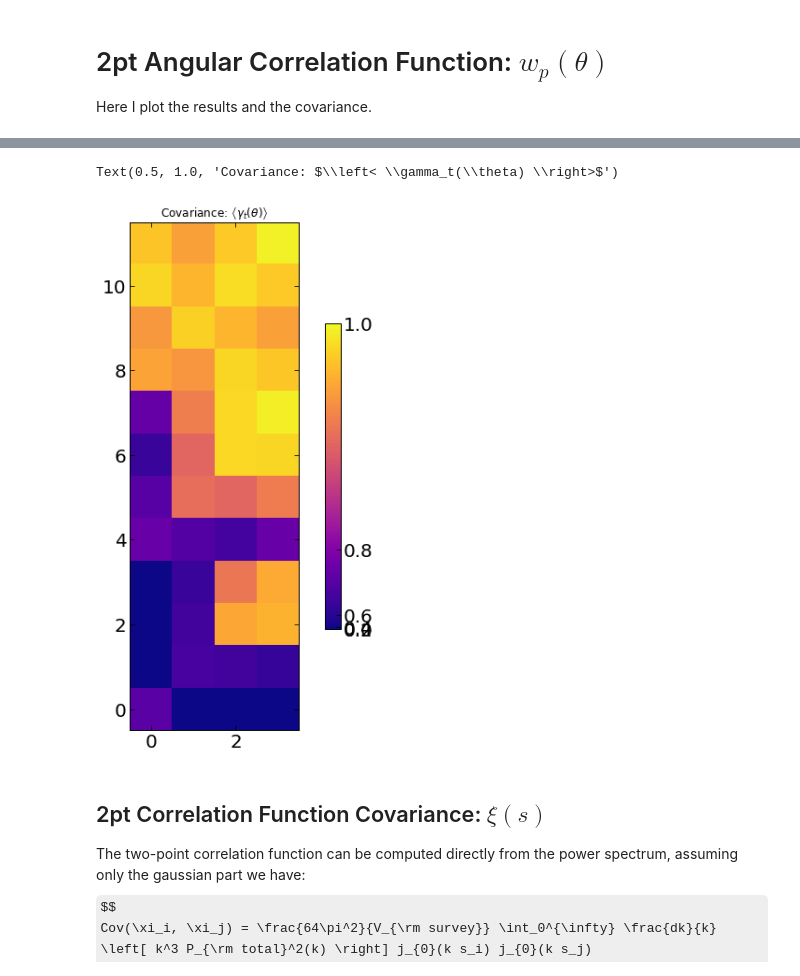
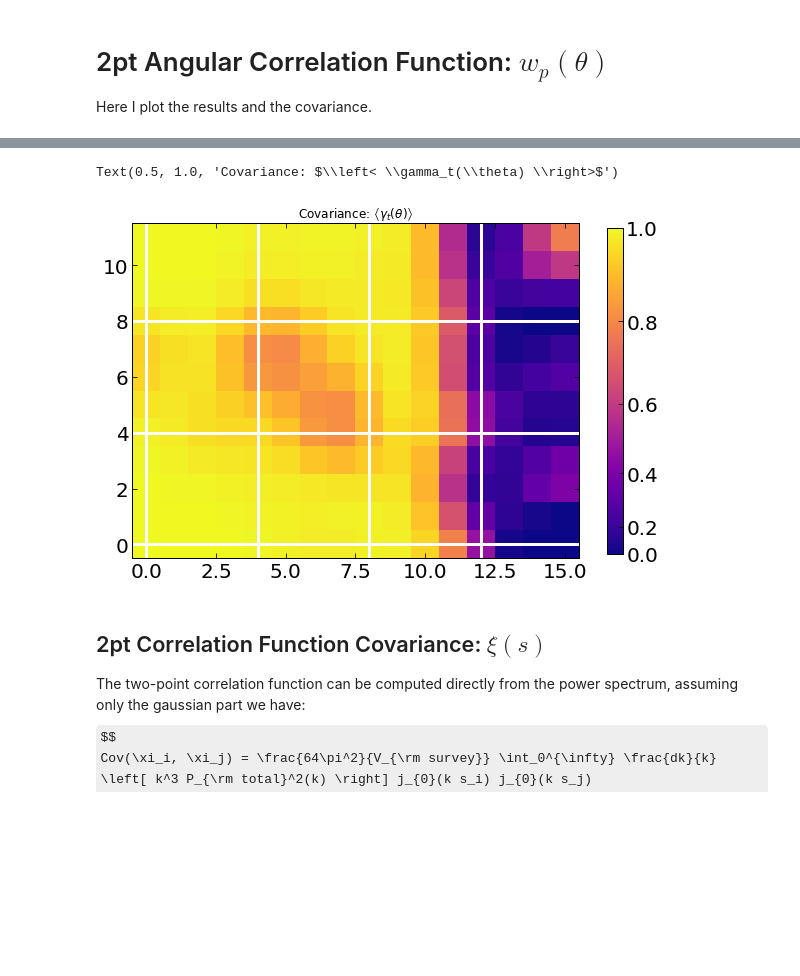
Before and after one commit to estevesjh/fnalFall2022, a Jupyter notebook: y3kp/buzzardMock/createDataVector.ipynb, the cells around one changed output, grey strips where cells are left out. Saved outputs shown, nothing was run; the diff lists cells and outputs as text; code cells hidden in the pictures; some formulas as TeX source; blank space fills up the shorter version.

```diff
--- a/y3kp/buzzardMock/createDataVector.ipynb
+++ b/y3kp/buzzardMock/createDataVector.ipynb
@@ -664,7 +721,12 @@ def plot_profile(vecs, l, z, ax=None):
 
     #label = get_label(vec)
     NRbin = r.size
-    SNR = (np.matmul(np.matmul(xi,np.linalg.inv(cov)),xi.T)-NRbin)**0.5
+    try:
+        SNR = (np.matmul(np.matmul(xi,np.linalg.inv(cov)),xi.T)-NRbin)**0.5
+    except:
+        print(r'Error singular matrix: $\lambda, z = %.2f, %.2f$'%(l,z))
+        SNR = -1
+
     label = 'SNR=%.1f'%SNR
     # print('SNR =',SNR)
 
@@ -680,9 +742,14 @@ def plot_sigma(vecs, l, z, ax=None):
     sig = vec['sig']
     cov = vec['cov']
     NRbin = r.size
-    SNR = (np.matmul(np.matmul(xi,np.linalg.inv(cov)),xi.T)-NRbin)**0.5
+    try:
+        SNR = (np.matmul(np.matmul(xi,np.linalg.inv(cov)),xi.T)-NRbin)**0.5
+    except:
+        SNR = -1
+        print(r'Error singular matrix: $\lambda, z = %.2f, %.2f$'%(l,z))
+
+
     print('SNR =',SNR)
-
     label = get_label(vec)
     label+= '\n SNR=%.1f'%SNR
     ax.plot(r, sig/xi)
@@ -693,8 +760,8 @@ fig, axs = plt.subplots(1,3,figsize=(16,4.5),sharey='all')
 for j in range(3):
     ax = axs[j]
     ax.set_yscale('log')
-    ax.set_xscale('log')
-    for i in range(5):
+    # ax.set_xscale('log')
+    for i in range(nl):
         #plt.xlabel('R [Mpc/h]')
         plot_profile(vecs, lbdmeans[i], zmeans[j], ax=ax)
         # plt.title('zmean: %.3f'%zmeans[i])
@@ -703,5 +770,5 @@ for j in range(3):
         # plt.legend(fontsize=12)
     ax.legend(fontsize=12, ncol=2)
 axs[0].set_ylabel(r'$w_p(\theta)$')
-ax.set_ylim(0.001)
+ax.set_ylim(0.0001)
 # %% [output]
@@ -720,5 +787,5 @@ for j in range(3):
     # plt.xlim(2.0, )
     # plt.legend(fontsize=12)
 axs[0].set_ylabel(r'$w_p(\theta)$')
-ax.set_ylim(0.03, 1)
+# ax.set_ylim(0.003, 1)
 # %% [output]
@@ -748,6 +815,6 @@ Text(0, 0.5, '$\\sigma_{\\rm JK}(w_p)/w_p$')
 # %%
 # block diagonals
-nl = 1
+nl = 4
 nz = 3
 nr = vecs[0]['r'].size
 
@@ -757,7 +824,7 @@ for i in range(nz):
     ilow, imax = i*nr, (i+1)*nr
     for j in range(nl):
         jlow, jmax = j*nr, j*nr + nr
-        cov = vecs[look_up(500, zmeans[i])]['cov']
+        cov = vecs[look_up(lbdmeans[j], zmeans[i])]['cov']
         covs[ilow:imax, jlow:jmax] = cov
         coefs[ilow:imax, jlow:jmax] = np.corrcoef(cov)
         covariances.append(cov)
@@ -766,15 +833,21 @@ for i in range(nz):
 # %%
 cmap = 'plasma'
 vmin, vmax = 0.01, 1.
 plt.figure(figsize=(10,10))
 
-img = plt.imshow(gaussian_filter(coefs, 0.5), origin='lower', norm=PowerNorm(gamma=6., vmin=vmin, vmax=vmax), cmap=cmap)
+img = plt.imshow(gaussian_filter(coefs, 1.), origin='lower', norm=PowerNorm(gamma=1.5, vmin=vmin, vmax=vmax), cmap=cmap)
+
+for i in range(nz):
+    plt.axhline(i*nr, color='w', lw=3)
+
+for i in range(nl):
+    plt.axvline(i*nr, color='w', lw=3)
 
 plt.colorbar(img, shrink=0.6)
 plt.title('Covariance: ' + kw['gamma'] )
 # %% [output]
 Text(0.5, 1.0, 'Covariance: $\\left< \\gamma_t(\\theta) \\right>$')
-[figure, old version]
+[figure, new version]
 # %% [markdown]
 ## 2pt Correlation Function Covariance: $\xi(s)$
 
```
Also changed, not shown: parts of 13 cells of this notebook, 4 other files.
